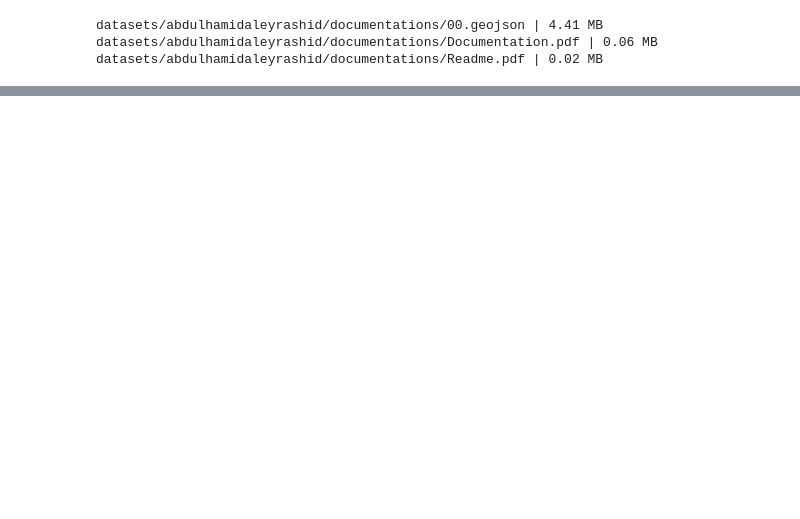
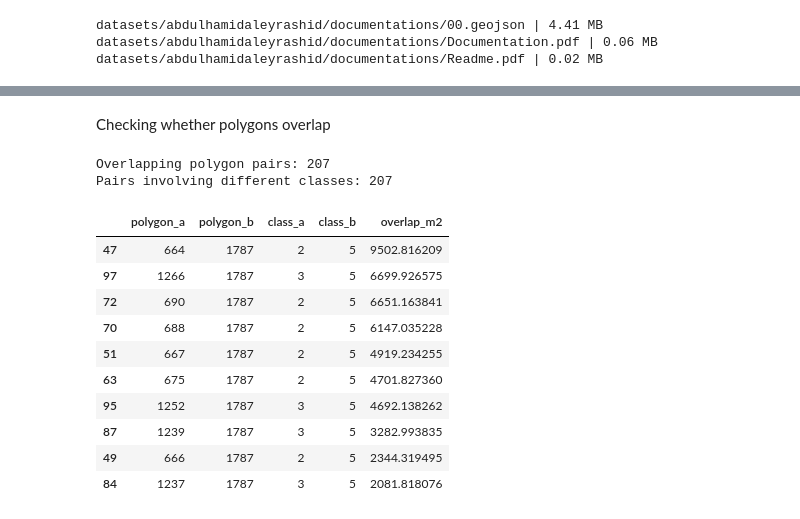
Before and after one commit to AlleyAbility/cashew-plantation-mapping, a Jupyter notebook: notebooks/01_data_exploration.ipynb, the cells around one changed output, grey strips where cells are left out. Drawn from its saved outputs; the diff is of its cells as text; code cells hidden in the pictures; blank space fills up the shorter version.

```diff
--- a/notebooks/01_data_exploration.ipynb
+++ b/notebooks/01_data_exploration.ipynb
@@ -62,0 +242,16 @@ Columns: ['OBJECTID', 'class', 'Shape_Leng', 'Shape_Area', 'class_name', 'geomet
+# %%
+
+# Exclude uncertain reference labels
+gdf_binary = gdf_clean[
+    gdf_clean["class"].isin([1, 2, 3, 4, 5])
+].copy()
+
+gdf_binary["target"] = (
+    gdf_binary["class"].isin([1, 2]).astype(int)
+)
+
+print("Binary target distribution:")
+print(gdf_binary["target"].value_counts())
+
+print("Excluded uncertain features:",
+      len(gdf_clean) - len(gdf_binary))
@@ -62,0 +301,57 @@ Columns: ['OBJECTID', 'class', 'Shape_Leng', 'Shape_Area', 'class_name', 'geomet
+# %% [markdown]
+Checking whether polygons overlap
+# %%
+
+from shapely.strtree import STRtree
+
+geoms = gdf_binary.geometry.to_list()
+tree = STRtree(geoms)
+
+overlaps = []
+
+for i, geom in enumerate(geoms):
+    for j in tree.query(geom, predicate="intersects"):
+        j = int(j)
+
+        if j <= i:
+            continue
+
+        intersection_area = geom.intersection(geoms[j]).area
+
+        if intersection_area > 1:
+            overlaps.append({
+                "polygon_a": i,
+                "polygon_b": j,
+                "class_a": int(gdf_binary.iloc[i]["class"]),
+                "class_b": int(gdf_binary.iloc[j]["class"]),
+                "overlap_m2": intersection_area
+            })
+
+overlap_df = pd.DataFrame(overlaps)
+
+print("Overlapping polygon pairs:", len(overlap_df))
+
+if not overlap_df.empty:
+    print(
+        "Pairs involving different classes:",
+        (overlap_df["class_a"] != overlap_df["class_b"]).sum()
+    )
+    display(
+        overlap_df.sort_values(
+            "overlap_m2", ascending=False
+        ).head(10)
+    )
+# %% [output]
+Overlapping polygon pairs: 207
+Pairs involving different classes: 207
+|  | polygon_a | polygon_b | class_a | class_b | overlap_m2 |
+| 47 | 664 | 1787 | 2 | 5 | 9502.816209 |
+| 97 | 1266 | 1787 | 3 | 5 | 6699.926575 |
+| 72 | 690 | 1787 | 2 | 5 | 6651.163841 |
+| 70 | 688 | 1787 | 2 | 5 | 6147.035228 |
+| 51 | 667 | 1787 | 2 | 5 | 4919.234255 |
+| 63 | 675 | 1787 | 2 | 5 | 4701.827360 |
+| 95 | 1252 | 1787 | 3 | 5 | 4692.138262 |
+| 87 | 1239 | 1787 | 3 | 5 | 3282.993835 |
+| 49 | 666 | 1787 | 2 | 5 | 2344.319495 |
+| 84 | 1237 | 1787 | 3 | 5 | 2081.818076 |
```
Also changed, not shown: parts of 22 cells of this notebook.
